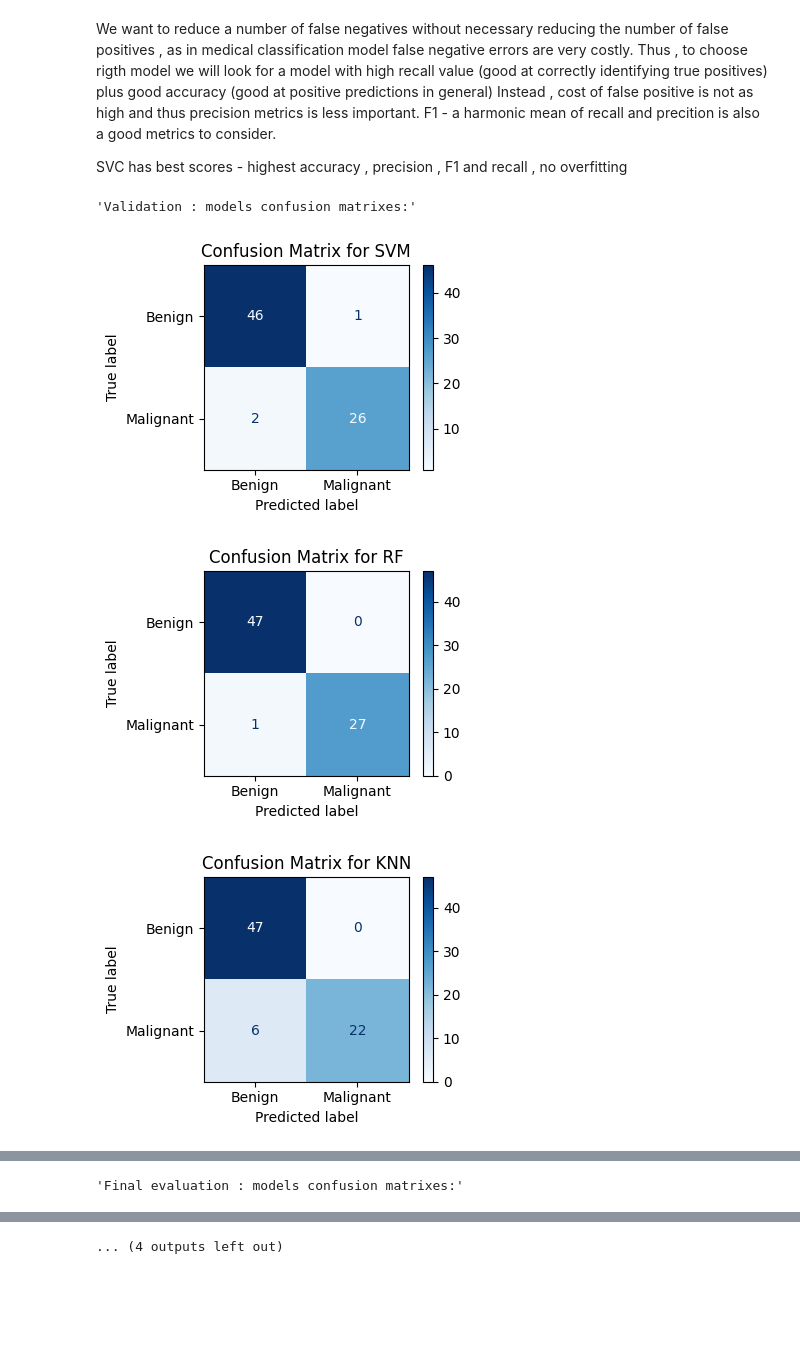
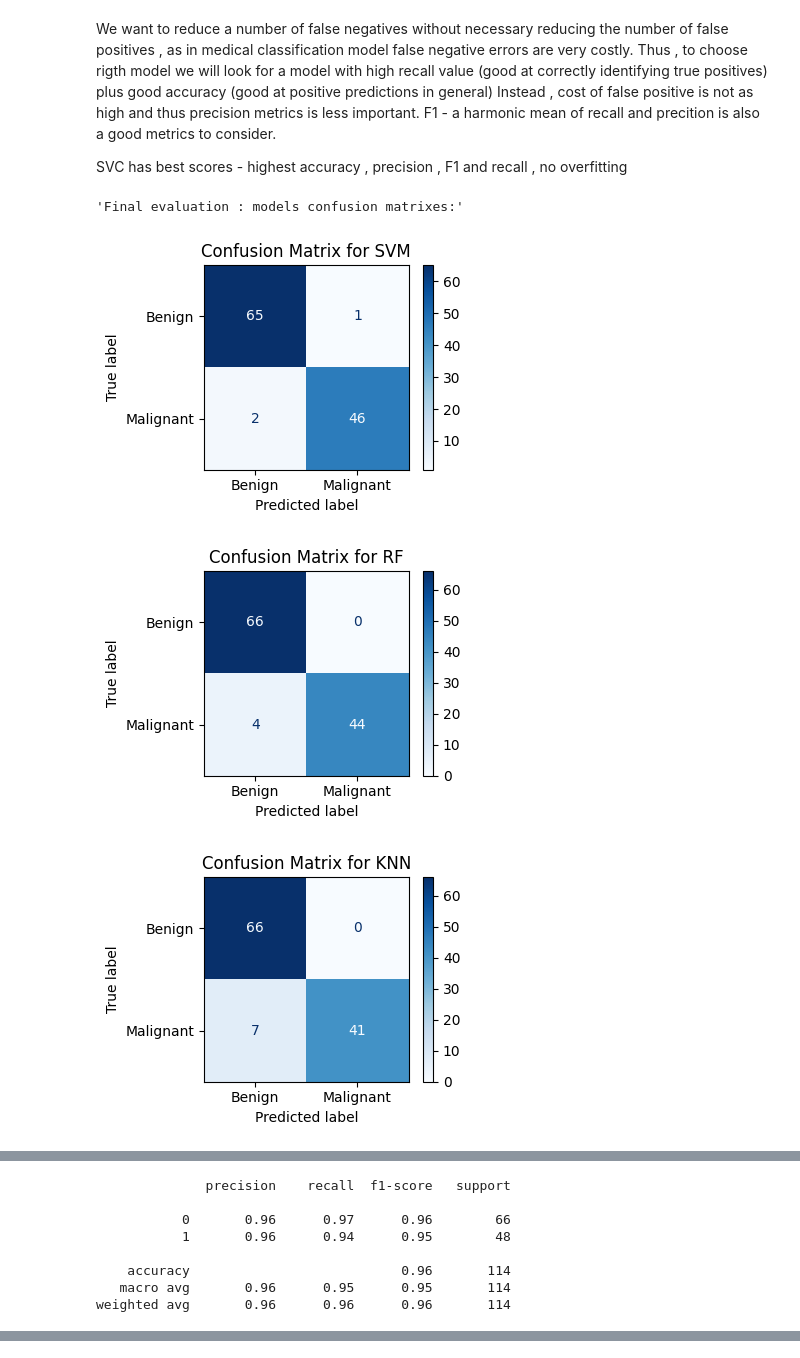
Before and after one commit to lmanov1/CancerPrediction, a Jupyter notebook: 5_ModelTraining.ipynb, the cells around one changed output, grey strips where cells are left out. Drawn from its saved outputs; the diff is of its cells as text; code cells hidden in the pictures; blank space fills up the shorter version.

```diff
--- a/5_ModelTraining.ipynb
+++ b/5_ModelTraining.ipynb
@@ -61,7 +74,7 @@ best_params = []
 models = []
 # with k-fold cross validation
 # most important scoring = 'recall' since we are interested in minimizing false negatives (i.e. interested in predicting positive class precisely)
-# as we also interested in mazimizing true negatives we can use f1 score
+# as we also interested in maximizing true negatives we can use f1 score
 def estimator_function(models_opt, X , y , scoring = 'f1', folds = 5):
 
     for name, model, params in models_opt:
@@ -69,8 +82,8 @@ def estimator_function(models_opt, X , y , scoring = 'f1', folds = 5):
         # with k-fold single training set is split into k smaller sets (folds) and then model is trained using k-1 of the
         # folds as training data and the model is validated on the remaining part
         # This approach cross-validates estimations and helps to avoid overfit by training repeatedly on different train subsets
-        #kfold = KFold(n_splits=5, random_state=42, shuffle=True)
-        kfold = StratifiedKFold(n_splits=folds, random_state=42, shuffle=True)
+        kfold = KFold(n_splits=folds, random_state=5, shuffle=True)
+        #kfold = StratifiedKFold(n_splits=folds, random_state=5, shuffle=True)
         #use all available cores to speed up the process
         grid_search = GridSearchCV(model, params,cv = kfold, refit = True , scoring=scoring, verbose=0, n_jobs=-1)
         grid_search.fit(X, y)
@@ -83,7 +96,7 @@ def estimator_function(models_opt, X , y , scoring = 'f1', folds = 5):
 # %%
 # Here we define the models to be used for binary classification of the data
 # and parameters for hyperparameter tuning using GridSearchCV and k-fold cross validation
-SVM_params = {'C':[0.001, 0.1, 1, 10, 100 , 200], 'kernel':['rbf' ,'linear', 'poly', 'sigmoid']}   # support vector machine
+SVM_params = {'C':[0.001, 0.1, 1, 10], 'kernel':['rbf' ,'linear', 'poly', 'sigmoid']}   # support vector machine
 RF_params = {'n_estimators':[10, 100, 1000], 'max_features':['sqrt', 'log2']}
 # RF_params = { 'max_depth':[3,5,10],             # random forest
 #               'n_estimators':[10,100,200],
@@ -121,6 +134,7 @@ models_to_tune = [
     ('GaussianNB', gnb, {})]
 # %%
 hyperparameters_scoring='f1' # 'f1'
+folds_number = 5
 names, results , best_params , models  = estimator_function(models_to_tune, X_train , y_train ,\
-                                hyperparameters_scoring , 5 )
+                                hyperparameters_scoring , folds_number )
 # %% [output]
@@ -240,17 +254,19 @@ def test_model(model , model_name, X , y, models_perfmance_df):
     plt.rcParams['figure.figsize'] = [4, 3]
     plt.tight_layout()
     plt.show()
-    return models_perfmance_df
+
+
+    return models_perfmance_df , lrtest_pred
 
 def validate_models(models_perfmance_df, X, y):
     # tests different models with best parameters from hyperparameter tuning and returns the performance metrics
     for model_name in model_params_df.index:
         model_instance = model_objects_dict[model_name]
-        models_perfmance_df  = test_model(model_instance , model_name, X, y, models_perfmance_df)
+        models_perfmance_df  , lrtest_pred  = test_model(model_instance , model_name, X, y, models_perfmance_df)
 
     models_perfmance_df.reset_index(drop=True, inplace=True)
     models_perfmance_df.set_index('Model', inplace=True)
-    return models_perfmance_df
+    return models_perfmance_df , lrtest_pred
 # %% [markdown]
 We want to reduce a number of false negatives without necessary reducing the number of false positives , as in medical classification model false negative errors are very costly.
 Thus , to choose rigth model we will look for a model with high recall value (good at correctly identifying true positives) plus good accuracy (good at positive predictions in general)
@@ -260,15 +276,15 @@ Thus , to choose rigth model we will look for a model with high recall value (go
 SVC has best scores - highest accuracy , precision , F1 and recall , no overfitting
 # %%
 
-models_perfmance_df_val = pd.DataFrame()
-display("Validation : models confusion matrixes:")
-models_perfmance_df_val = validate_models(models_perfmance_df_val,X_dev, y_dev)
+# models_perfmance_df_val = pd.DataFrame()
+# display("Validation : models confusion matrixes:")
+# models_perfmance_df_val  , y_val_pred = validate_models(models_perfmance_df_val,X_dev, y_dev)
 
 models_perfmance_df_test = pd.DataFrame()
 display("Final evaluation : models confusion matrixes:")
-models_perfmance_df_test = validate_models(models_perfmance_df_test,X_test, y_test)
+models_perfmance_df_test  , y_test_pred = validate_models(models_perfmance_df_test,X_test, y_test)
 # %% [output]
-'Validation : models confusion matrixes:'
+'Final evaluation : models confusion matrixes:'
-[figure, old version]
+[figure, new version]
-[figure, old version]
+[figure, new version]
-[figure, old version]
+[figure, new version]
@@ -279 +295,8 @@ models_perfmance_df_test = validate_models(models_perfmance_df_test,X_test, y_te
-'Final evaluation : models confusion matrixes:'
+              precision    recall  f1-score   support
+
+           0       0.96      0.97      0.96        66
+           1       0.96      0.94      0.95        48
+
+    accuracy                           0.96       114
+   macro avg       0.96      0.95      0.95       114
+weighted avg       0.96      0.96      0.96       114
@@ -283,2 +303 @@ models_perfmance_df_test = validate_models(models_perfmance_df_test,X_test, y_te
-... (4 outputs left out)
 # %%
```
Also changed, not shown: parts of 8 cells of this notebook, 1 other file.
